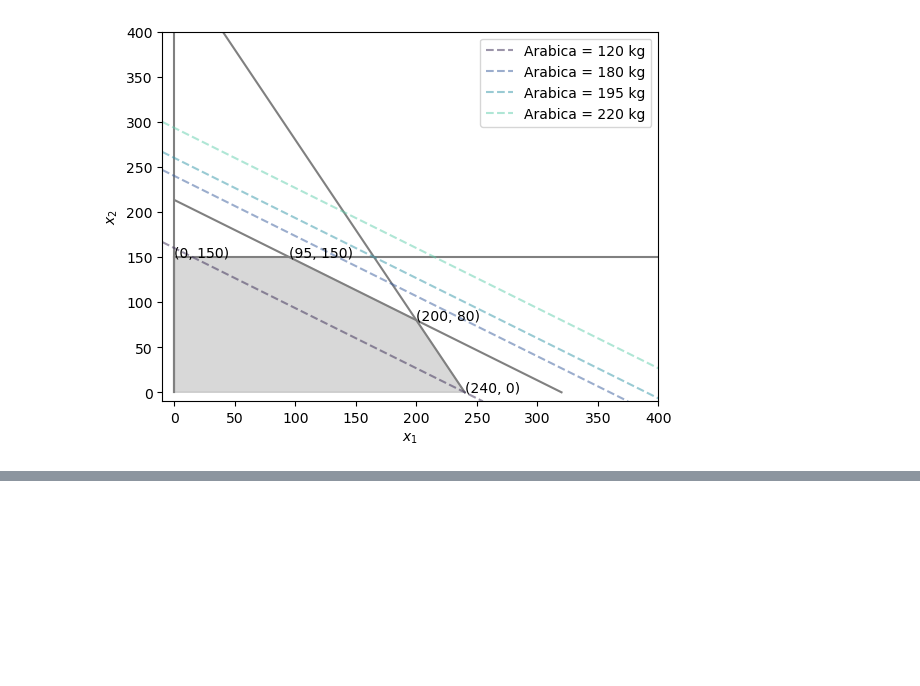
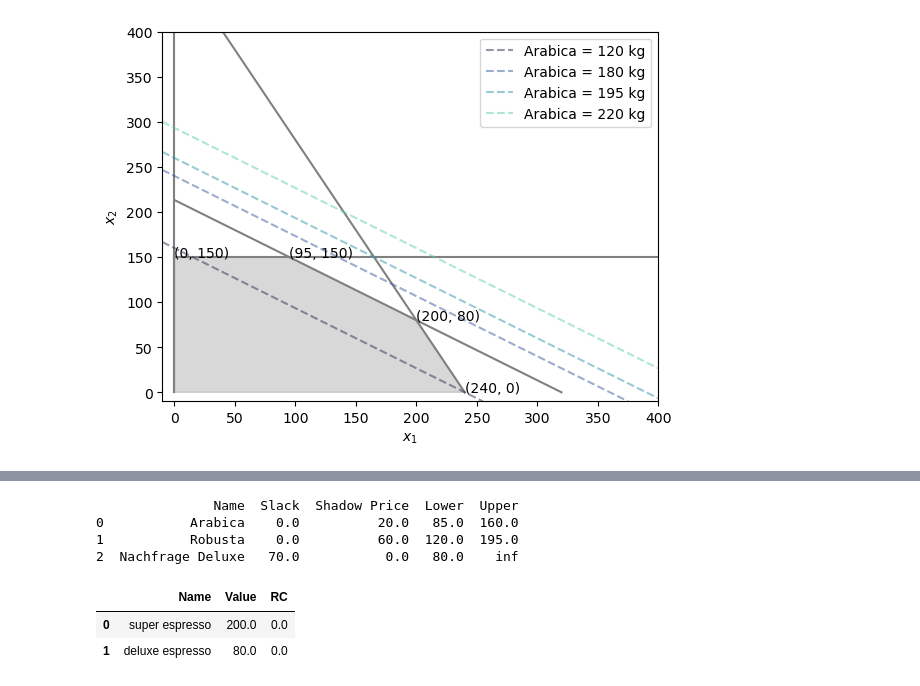
Before and after one commit to febse/opt2024-de, a Jupyter notebook: 03-Graphical-Method/02-Sensitivity.ipynb, the cells around one changed output, grey strips where cells are left out. Cells and saved outputs as stored; diff of their text form; code cells hidden in the pictures; blank space fills up the shorter version.

```diff
--- a/03-Graphical-Method/02-Sensitivity.ipynb
+++ b/03-Graphical-Method/02-Sensitivity.ipynb
@@ -136,0 +141,30 @@ $$
+# %%
+import gurobipy as gp
+from gurobipy import GRB
+
+# Create a new model
+m = gp.Model("Coffee Blending")
+
+# Create variables
+
+super_espresso = m.addVar(name="super espresso")
+deluxe_espresso = m.addVar(name="deluxe espresso")
+
+# Set objective
+m.setObjective(40 * super_espresso + 50 * deluxe_espresso, GRB.MAXIMIZE)
+
+# Add constraints
+m.addConstr(0.5 * super_espresso + 0.25 * deluxe_espresso <= 120, "Arabica")
+m.addConstr(0.5 * super_espresso + 0.75 * deluxe_espresso <= 160, "Robusta")
+m.addConstr(deluxe_espresso <= 150, "Nachfrage Deluxe")
+
+# Optimize model
+m.optimize()
+
+# Print the solution
+
+for v in m.getVars():
+    print(f"{v.varName} = {v.x}, RC = {v.RC}")
+
+for c in m.getConstrs():
+    print(f"{c.constrName}: Slack = {c.slack}, Shadow price = {c.Pi}, Lower= {c.SARHSLow}, Upper = {c.SARHSUp}")
@@ -136,0 +189,23 @@ $$
+# %%
+import pandas as pd
+
+constr_df = pd.DataFrame(
+    [(c.constrName, c.slack, c.Pi, c.SARHSLow, c.SARHSUp) for c in m.getConstrs()],
+    columns=["Name", "Slack", "Shadow Price", "Lower", "Upper"])
+
+print(constr_df)
+# %% [output]
+               Name  Slack  Shadow Price  Lower  Upper
+0           Arabica    0.0          20.0   85.0  160.0
+1           Robusta    0.0          60.0  120.0  195.0
+2  Nachfrage Deluxe   70.0           0.0   80.0    inf
+# %%
+variables_df = pd.DataFrame(
+    [(v.varName, v.x, v.RC) for v in m.getVars()],
+    columns=["Name", "Value", "RC"])
+
+variables_df
+# %% [output]
+|  | Name | Value | RC |
+| 0 | super espresso | 200.0 | 0.0 |
+| 1 | deluxe espresso | 80.0 | 0.0 |
```
Also changed, not shown: parts of 4 cells of this notebook.
